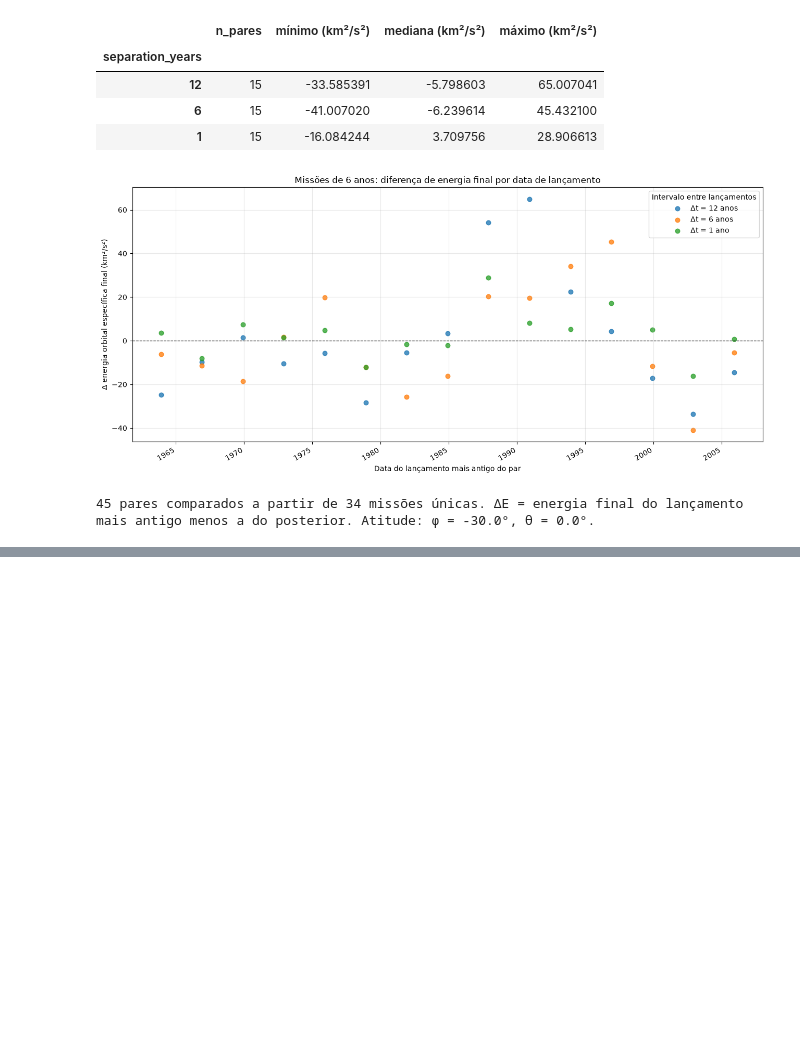
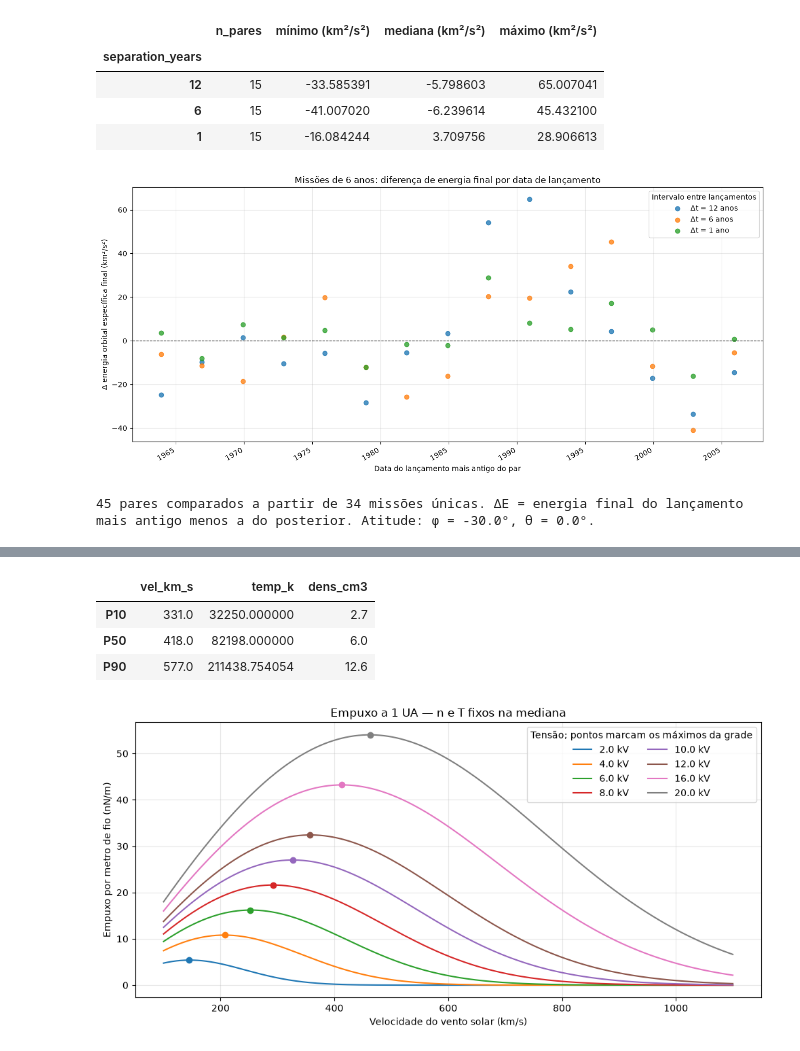
Before and after one commit to araaesp/Electric-Sail, a Jupyter notebook: src/analise_perfil_real_direto_invertido.ipynb, the cells around one changed output, grey strips where cells are left out. Drawn from its saved outputs; the diff is of its cells as text; code cells hidden in the pictures; blank space fills up the shorter version.

```diff
--- a/src/analise_perfil_real_direto_invertido.ipynb
+++ b/src/analise_perfil_real_direto_invertido.ipynb
@@ -1811,0 +2008,75 @@ Simulando missão 34/34 — lançamento em 2017-11-28.
+# %%
+# Empuxo a 1 UA: velocidade do vento para oito tensões
+import copy
+import numpy as np
+import pandas as pd
+import matplotlib.pyplot as plt
+from IPython.display import display
+from solar_sail.electric_sail_dynamic import ElectricSailDynamic
+from utils.schemas import RequestDto
+
+SWEEP_VOLTAGES = [2000, 4000, 6000, 8000, 10000, 12000, 16000, 20000]  # volts
+SWEEP_SPEEDS = np.linspace(100, 1100, 401)  # km/s
+
+sensitivity_levels = solar_activity_df[
+    ['vel_km_s', 'temp_k', 'dens_cm3']
+].quantile([0.1, 0.5, 0.9])
+if (not np.isfinite(sensitivity_levels.to_numpy()).all()
+        or (sensitivity_levels <= 0).any().any()):
+    raise ValueError('Os percentis do vento precisam ser positivos e finitos.')
+sensitivity_base = sensitivity_levels.loc[0.5].to_dict()
+display(sensitivity_levels.rename(index={0.1: 'P10', 0.5: 'P50', 0.9: 'P90'}))
+
+sweep_probe = RequestDto().load(
+    copy.deepcopy(real_base_config)
+)['electric_sail_probes'][0]
+saved_wind = (
+    ElectricSailDynamic._n_earth_m3,
+    ElectricSailDynamic._t_e_earth_ev,
+    ElectricSailDynamic._v_sw_km_s,
+)
+thrust_sweep_df = pd.DataFrame({'v (km/s)': SWEEP_SPEEDS})
+thrust_peak_rows = []
+fig, ax = plt.subplots(figsize=(10, 5))
+try:
+    ElectricSailDynamic._n_earth_m3 = sensitivity_base['dens_cm3'] * 1e6
+    ElectricSailDynamic._t_e_earth_ev = sensitivity_base['temp_k'] / 11604.5
+    for voltage in SWEEP_VOLTAGES:
+        sweep_probe.V_volts = float(voltage)
+        thrust = []
+        for speed in SWEEP_SPEEDS:
+            ElectricSailDynamic._v_sw_km_s = float(speed)
+            thrust.append(ElectricSailDynamic.calculate_thrust_per_m(sweep_probe))
+        thrust = np.asarray(thrust)
+        if not np.isfinite(thrust).all():
+            raise ValueError('Empuxo não finito para {} V.'.format(voltage))
+        thrust_sweep_df['{} V (N/m)'.format(voltage)] = thrust
+        peak = int(np.argmax(thrust))
+        line, = ax.plot(SWEEP_SPEEDS, thrust * 1e9, label='{} kV'.format(voltage / 1000))
+        ax.scatter(SWEEP_SPEEDS[peak], thrust[peak] * 1e9, color=line.get_color())
+        thrust_peak_rows.append({
+            'Tensão (kV)': voltage / 1000,
+            'v no máximo da grade (km/s)': SWEEP_SPEEDS[peak],
+            'Empuxo máximo (nN/m)': thrust[peak] * 1e9,
+        })
+finally:
+    (
+        ElectricSailDynamic._n_earth_m3,
+        ElectricSailDynamic._t_e_earth_ev,
+        ElectricSailDynamic._v_sw_km_s,
+    ) = saved_wind
+
+ax.set(xlabel='Velocidade do vento solar (km/s)', ylabel='Empuxo por metro de fio (nN/m)',
+       title='Empuxo a 1 UA — n e T fixos na mediana')
+ax.grid(True, alpha=0.3)
+ax.legend(title='Tensão; pontos marcam os máximos da grade', ncol=2)
+fig.tight_layout()
+plt.show()
+plt.close(fig)
+display(pd.DataFrame(thrust_peak_rows))
+# %% [output]
+|  | vel_km_s | temp_k | dens_cm3 |
+| P10 | 331.0 | 32250.000000 | 2.7 |
+| P50 | 418.0 | 82198.000000 | 6.0 |
+| P90 | 577.0 | 211438.754054 | 12.6 |
+[figure, added]
```
Also changed, not shown: parts of 3 cells of this notebook, 6 other files.
